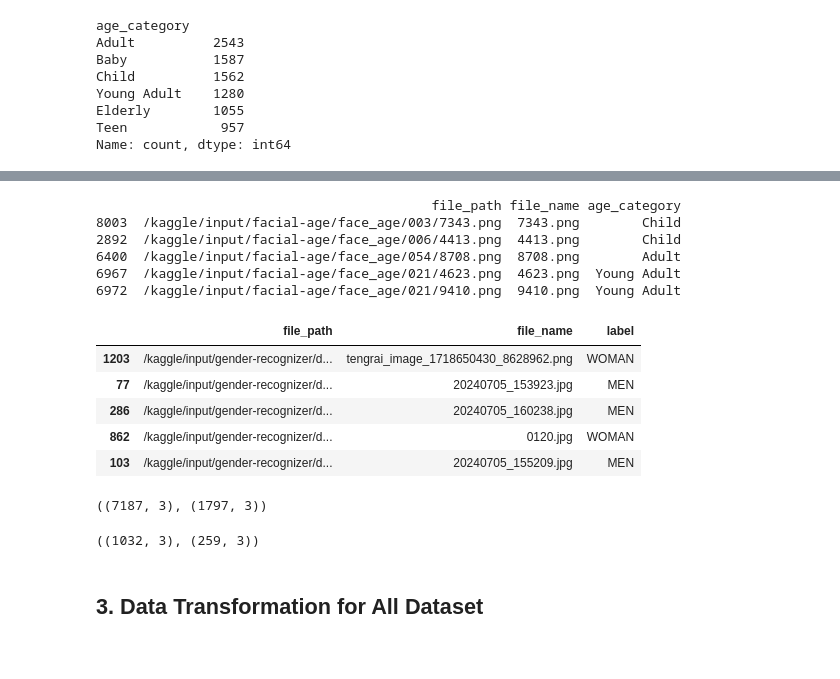
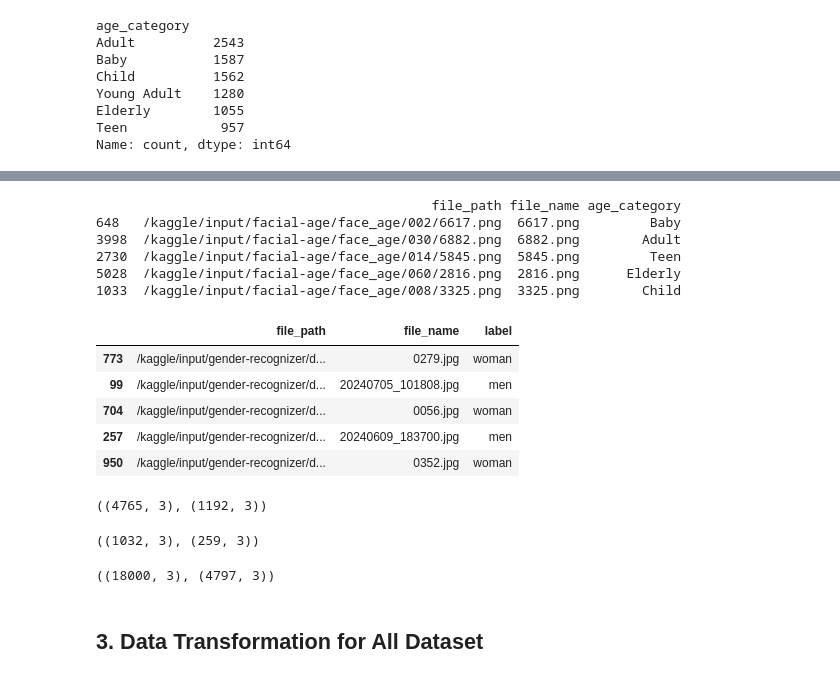
Before and after one commit to fatimagulomova/iu-projects, a Jupyter notebook: DLBAIPEAI/age-gender-expression-recognizer.ipynb, the cells around one changed output, grey strips where cells are left out. Drawn from its saved outputs; the diff is of its cells as text; code cells hidden in the pictures.

```diff
--- a/DLBAIPEAI/age-gender-expression-recognizer.ipynb
+++ b/DLBAIPEAI/age-gender-expression-recognizer.ipynb
@@ -143,7 +183,7 @@ age_df.head()
 | 3 | /kaggle/input/facial-age/face_age... | 6759.png | 057 | Elderly |
 | 4 | /kaggle/input/facial-age/face_age... | 1846.png | 057 | Elderly |
 # %%
-gender_df['label'].str.lower()
+gender_df['label'] = gender_df['label'].str.lower()
 gender_df.head()
 # %% [output]
 |  | file_path | file_name | label |
@@ -191,3 +269,25 @@ Young Adult    1280
 Elderly        1055
 Teen            957
 Name: count, dtype: int64
+# %%
+import pandas as pd
+from sklearn.utils import resample
+
+# Function to balance the dataset to have exactly 'n' samples per category
+def balance_dataframe(dataframe, label_col, n):
+    balanced_dfs = []
+    for category, group in dataframe.groupby(label_col, observed=False):
+        if len(group) >= n:
+            balanced_dfs.append(group.sample(n=n, random_state=42))
+        else:
+            # Retain all samples if the group has fewer than 'n' samples
+            balanced_dfs.append(group)
+
+    return pd.concat(balanced_dfs).reset_index(drop=True)  # Convert list to DataFrame
+# %%
+# Apply function to balance the age dataset
+age_balanced_df = balance_dataframe(dataframe=age_df, label_col='age_category', n=1000)
+
+# Display the first few rows
+print(age_balanced_df.head())
+age_balanced_df['age_category'].value_counts()
@@ -194,30 +353,34 @@ Name: count, dtype: int64
 # %%
-train_age_data, test_age_data = train_test_split(age_df, shuffle=True, test_size=0.2)
+train_age_data, test_age_data = train_test_split(age_balanced_df, shuffle=True, test_size=0.2)
 print(train_age_data.head())
 
 train_gender_data, test_gender_data = train_test_split(gender_df, shuffle=True, test_size=0.2)
 train_gender_data.head()
 # %% [output]
                                            file_path file_name age_category
-8003  /kaggle/input/facial-age/face_age/003/7343.png  7343.png        Child
-2892  /kaggle/input/facial-age/face_age/006/4413.png  4413.png        Child
-6400  /kaggle/input/facial-age/face_age/054/8708.png  8708.png        Adult
-6967  /kaggle/input/facial-age/face_age/021/4623.png  4623.png  Young Adult
-6972  /kaggle/input/facial-age/face_age/021/9410.png  9410.png  Young Adult
+648   /kaggle/input/facial-age/face_age/002/6617.png  6617.png         Baby
+3998  /kaggle/input/facial-age/face_age/030/6882.png  6882.png        Adult
+2730  /kaggle/input/facial-age/face_age/014/5845.png  5845.png         Teen
+5028  /kaggle/input/facial-age/face_age/060/2816.png  2816.png      Elderly
+1033  /kaggle/input/facial-age/face_age/008/3325.png  3325.png        Child
 |  | file_path | file_name | label |
-| 1203 | /kaggle/input/gender-recognizer/d... | tengrai_image_1718650430_8628962.png | WOMAN |
-| 77 | /kaggle/input/gender-recognizer/d... | 20240705_153923.jpg | MEN |
-| 286 | /kaggle/input/gender-recognizer/d... | 20240705_160238.jpg | MEN |
-| 862 | /kaggle/input/gender-recognizer/d... | 0120.jpg | WOMAN |
-| 103 | /kaggle/input/gender-recognizer/d... | 20240705_155209.jpg | MEN |
+| 773 | /kaggle/input/gender-recognizer/d... | 0279.jpg | woman |
+| 99 | /kaggle/input/gender-recognizer/d... | 20240705_101808.jpg | men |
+| 704 | /kaggle/input/gender-recognizer/d... | 0056.jpg | woman |
+| 257 | /kaggle/input/gender-recognizer/d... | 20240609_183700.jpg | men |
+| 950 | /kaggle/input/gender-recognizer/d... | 0352.jpg | woman |
 # %%
 train_age_data.shape, test_age_data.shape
 # %% [output]
-((7187, 3), (1797, 3))
+((4765, 3), (1192, 3))
 # %%
 train_gender_data.shape, test_gender_data.shape
 # %% [output]
 ((1032, 3), (259, 3))
+# %%
+train_emotion_data.shape, test_emotion_data.shape
+# %% [output]
+((18000, 3), (4797, 3))
 # %% [markdown]
 ## 3. Data Transformation for All Dataset
 # %%
```
Also changed, not shown: parts of 45 cells of this notebook.
